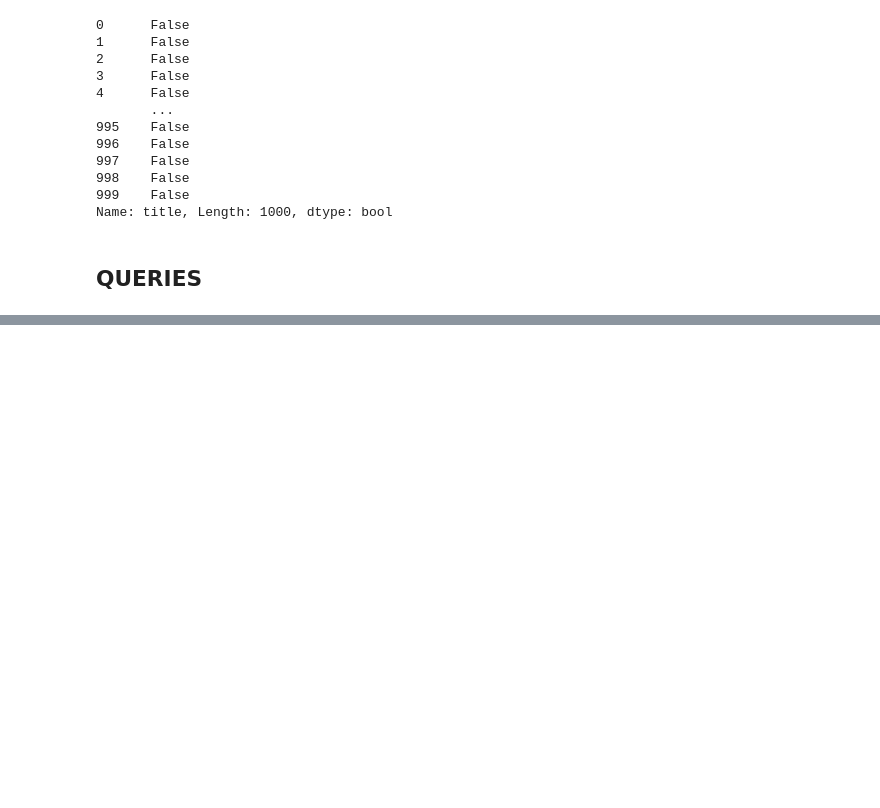
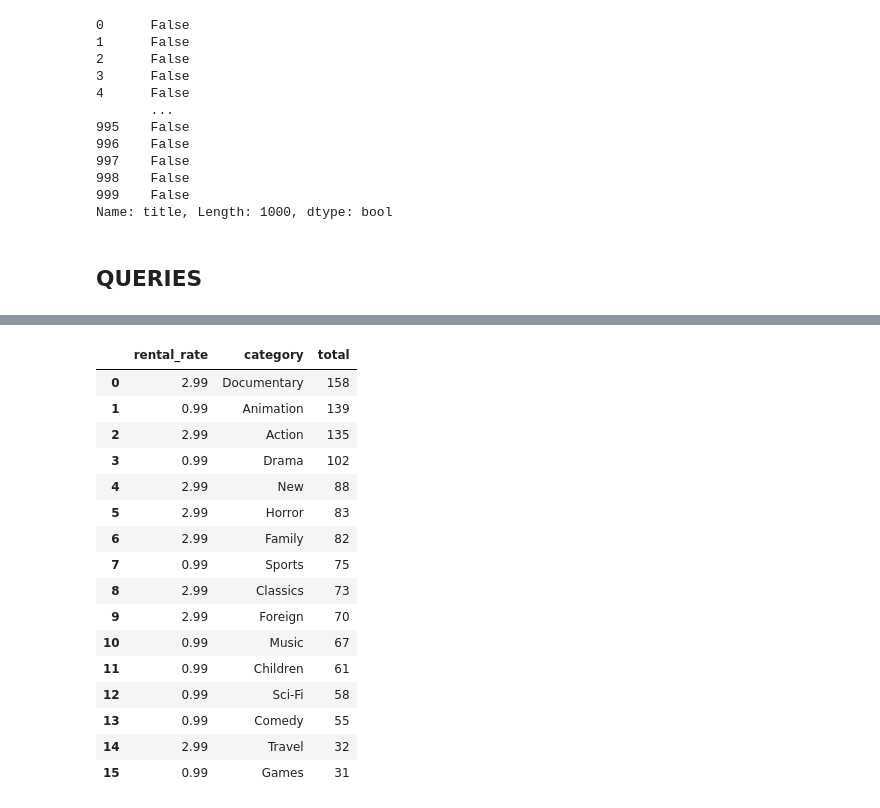
Before and after one commit to adripradm/w4-database-project, a Jupyter notebook: Untitled.ipynb, the cells around one changed output, grey strips where cells are left out. Cells and saved outputs as stored; diff of their text form; code cells hidden in the pictures; blank space fills up the shorter version.

```diff
--- a/Untitled.ipynb
+++ b/Untitled.ipynb
@@ -453 +440,7 @@ SyntaxError: invalid syntax (Temp/ipykernel_10556/2540636665.py, line 3)
+# %%
+
+str_conn='mysql+pymysql://adri:password@localhost:3306/movies'
+
+
+motor=create_engine(str_conn)
 # %%
@@ -610,23 +734,44 @@ Group By  category
 # %%
-Select   #numero de peliculas que cuesta menos de 4 por generos
+pd.read_sql('''Select
 film.rental_rate as rental_rate,
 category.name as category,
 count(film.title) as total
 
 
 From   hdd
 
 left join category
 on category.category_id=hdd.category_id
 left join  film
 on film.title=hdd.title
 
 left join inventory
 on film.film_id=inventory.film_id
 
 left join  rental
 on rental.inventory_id=inventory.inventory_id
 
 where rental_rate<4
 Group By  category
-order by total
+order by total desc''',motor)
+
+
+#numero de peliculas que cuesta menos de 4 por generos
+# %% [output]
+|  | rental_rate | category | total |
+| 0 | 2.99 | Documentary | 158 |
+| 1 | 0.99 | Animation | 139 |
+| 2 | 2.99 | Action | 135 |
+| 3 | 0.99 | Drama | 102 |
+| 4 | 2.99 | New | 88 |
+| 5 | 2.99 | Horror | 83 |
+| 6 | 2.99 | Family | 82 |
+| 7 | 0.99 | Sports | 75 |
+| 8 | 2.99 | Classics | 73 |
+| 9 | 2.99 | Foreign | 70 |
+| 10 | 0.99 | Music | 67 |
+| 11 | 0.99 | Children | 61 |
+| 12 | 0.99 | Sci-Fi | 58 |
+| 13 | 0.99 | Comedy | 55 |
+| 14 | 2.99 | Travel | 32 |
+| 15 | 0.99 | Games | 31 |
```
Also changed, not shown: parts of 10 cells of this notebook.
